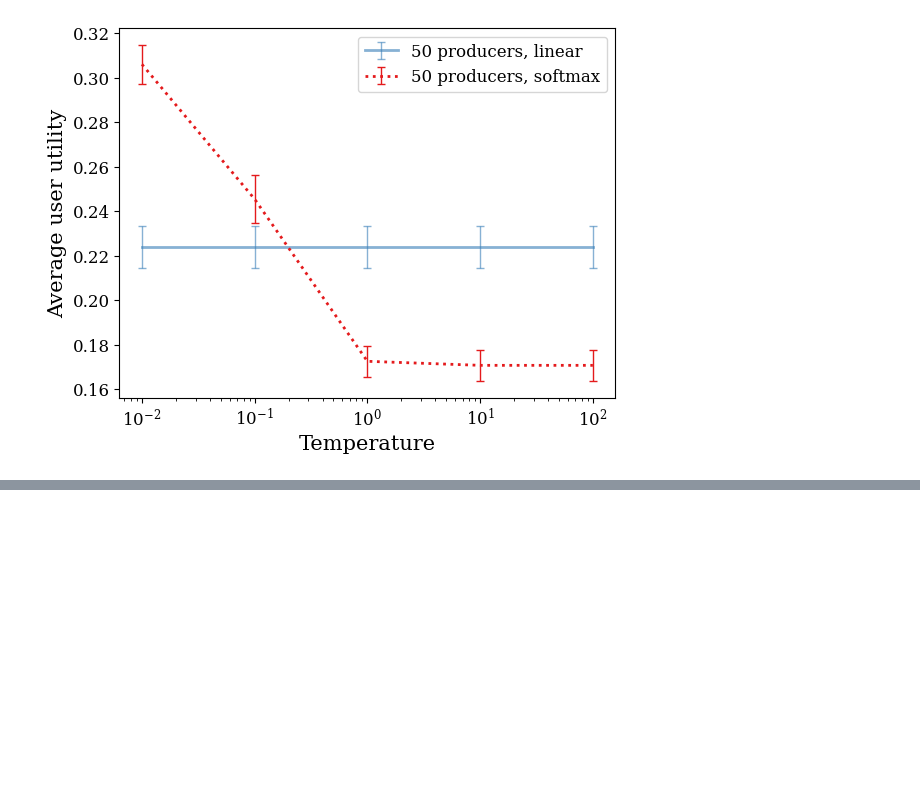
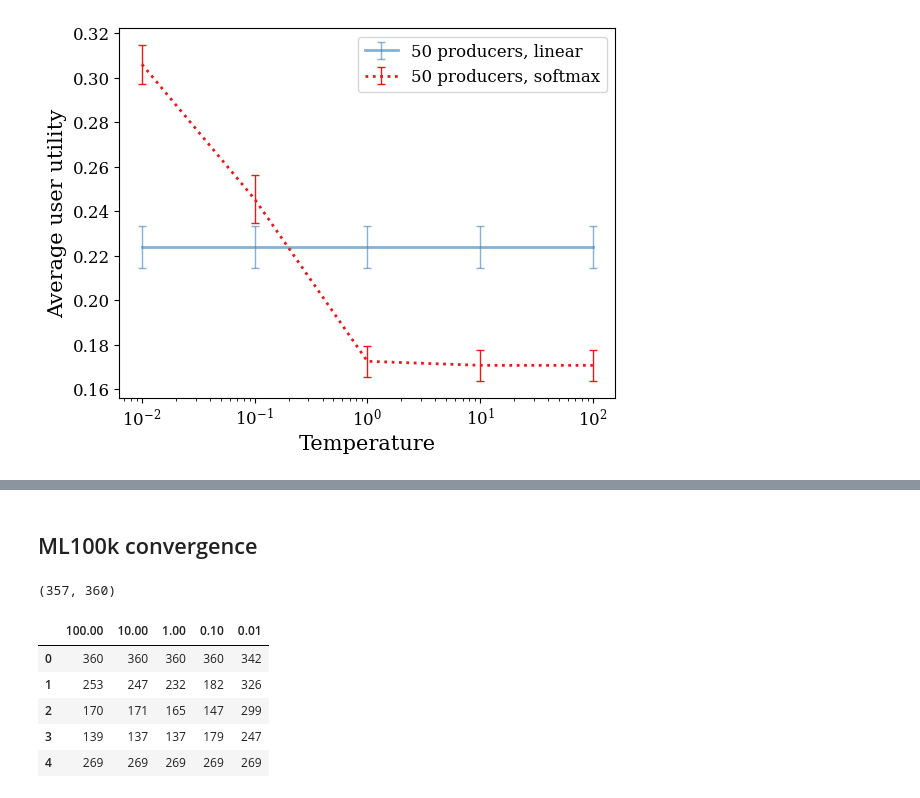
Before and after one commit to krishnacharya/recsys_eq, a Jupyter notebook: notebooks/utilities-tempvar-nprodcurves-exp2.ipynb, the cells around one changed output, grey strips where cells are left out. Saved outputs shown, nothing was run; the diff lists cells and outputs as text; code cells hidden in the pictures; blank space fills up the shorter version.

```diff
--- a/notebooks/utilities-tempvar-nprodcurves-exp2.ipynb
+++ b/notebooks/utilities-tempvar-nprodcurves-exp2.ipynb
@@ -728,0 +315,2 @@ nprod_dict_avg_produtility
+# %% [markdown]
+## ML100k convergence
@@ -728,0 +442,13 @@ nprod_dict_avg_produtility
+# %%
+ne_count_linear, ne_count_roundrobin
+# %% [output]
+(357, 360)
+# %%
+pd.DataFrame([ne_counts_k100, ne_counts_k20, ne_counts_k10, ne_counts_k5, ne_counts_k1])
+# %% [output]
+|  | 100.00 | 10.00 | 1.00 | 0.10 | 0.01 |
+| 0 | 360 | 360 | 360 | 360 | 342 |
+| 1 | 253 | 247 | 232 | 182 | 326 |
+| 2 | 170 | 171 | 165 | 147 | 299 |
+| 3 | 139 | 137 | 137 | 179 | 247 |
+| 4 | 269 | 269 | 269 | 269 | 269 |
```
Also changed, not shown: parts of 30 cells of this notebook, 3 other files.
